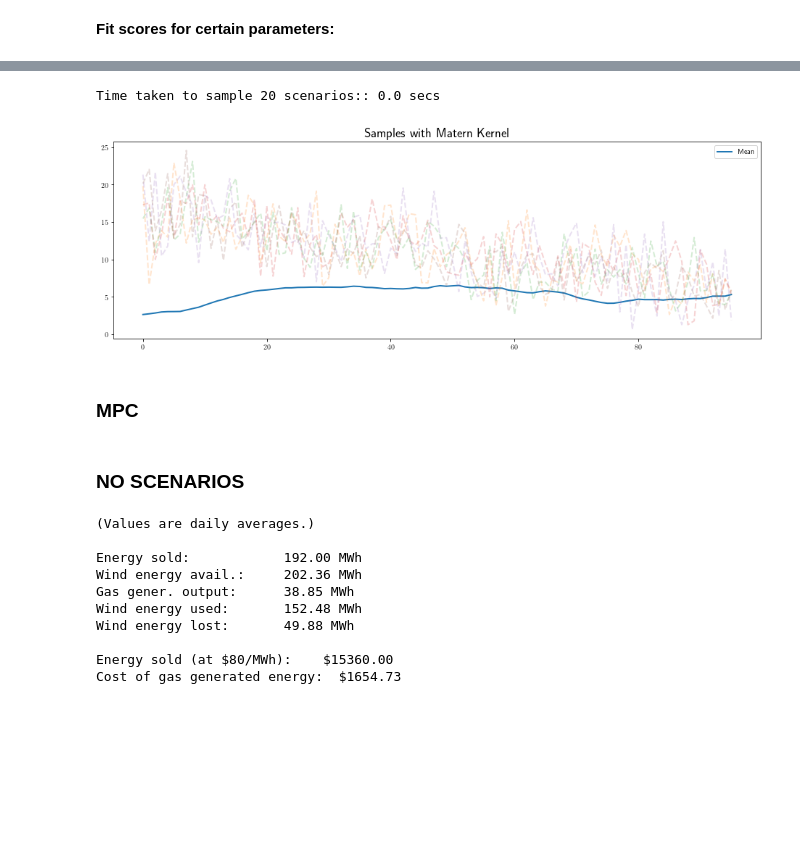
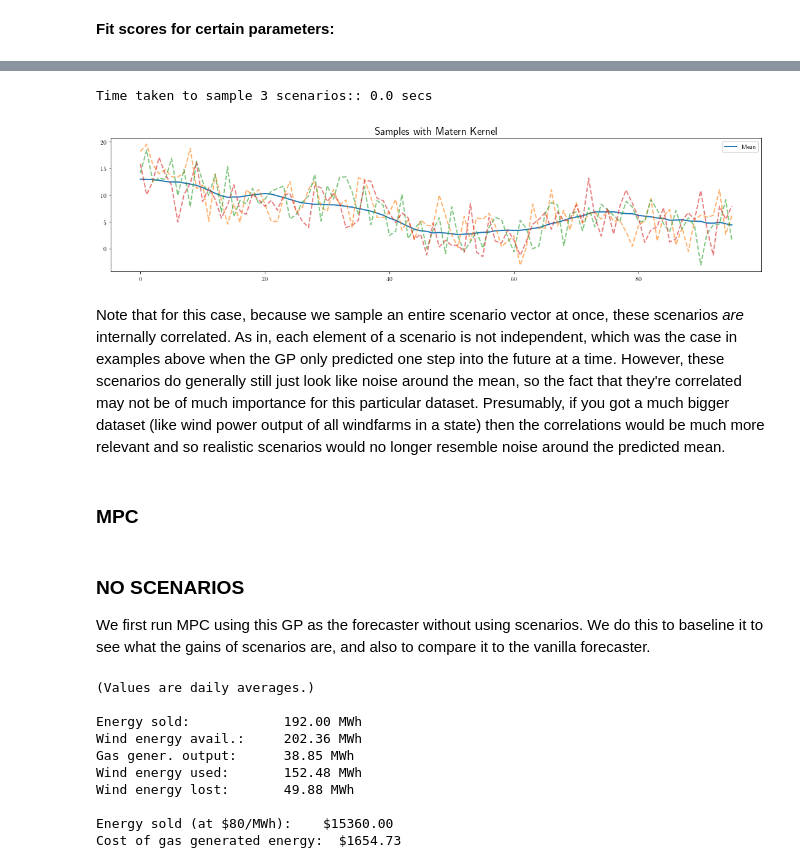
Before and after one commit to lsspear/mpc_project, a Jupyter notebook: Gaussian_Process.ipynb, the cells around one changed output, grey strips where cells are left out. Drawn from its saved outputs; the diff is of its cells as text; code cells hidden in the pictures; blank space fills up the shorter version.

```diff
--- a/Gaussian_Process.ipynb
+++ b/Gaussian_Process.ipynb
@@ -765,24 +771,29 @@ plt.legend(loc="upper left");
 # %%
 # Now, look at samples taken from the distribution
+# Pick a random index to sample:
+pred_ind = np.random.randint(0, test_size, size=1)[0]
+
 tic = time()
-num_samps = 20
+num_samps = 3
 samps = vec_matern_gp.sample_y(X_test[pred_ind, :].reshape(-1,1).T, num_samps)
 print("Time taken to sample %d scenarios:: %.1f secs" % (num_samps, time()-tic))
 
 samps = samps.squeeze()
+
+plt.figure(figsize=(19,4))
+mean_line = plt.plot(y_mean[pred_ind, :])
+for k in range(num_samps):
+    plt.plot(samps[:,k], '--', alpha=0.6)
+plt.title("Samples with Matern Kernel", fontsize=18)
+plt.legend((mean_line), ('Mean',));
 # %% [output]
-Time taken to sample 20 scenarios:: 0.0 secs
+Time taken to sample 3 scenarios:: 0.0 secs
+[figure, added]
-# %%
-plt.figure(figsize=(16,5))
-mean_line = plt.plot(y_mean[pred_ind, :])
-for k in range(5):
-    plt.plot(samps[:,k], '--', alpha=0.2)
-plt.title("Samples with Matern Kernel", fontsize=18)
-plt.legend((mean_line), ('Mean',));
-# %% [output]
-[figure, removed]
+# %% [markdown]
+Note that for this case, because we sample an entire scenario vector at once, these scenarios *are* internally correlated. As in, each element of a scenario is not independent, which was the case in examples above when the GP only predicted one step into the future at a time. However, these scenarios do generally still just look like noise around the mean, so the fact that they're correlated may not be of much importance for this particular dataset. Presumably, if you got a much bigger dataset (like wind power output of all windfarms in a state) then the correlations would be much more relevant and so realistic scenarios would no longer resemble noise around the predicted mean.
 # %% [markdown]
 ### MPC
-# %% [markdown]
-### NO SCENARIOS
+# %% [markdown]
+### NO SCENARIOS
+We first run MPC using this GP as the forecaster without using scenarios. We do this to baseline it to see what the gains of scenarios are, and also to compare it to the vanilla forecaster.
 # %%
```
Also changed, not shown: parts of 9 cells of this notebook.
